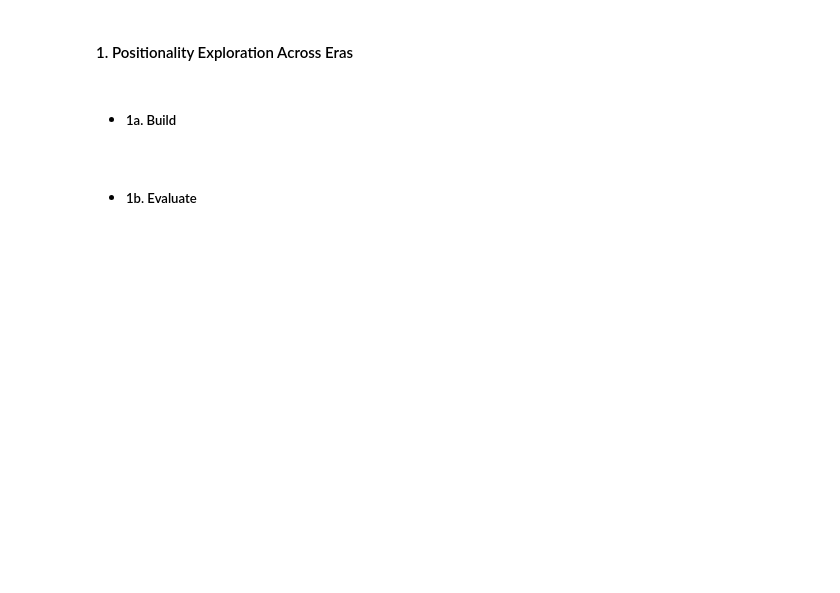
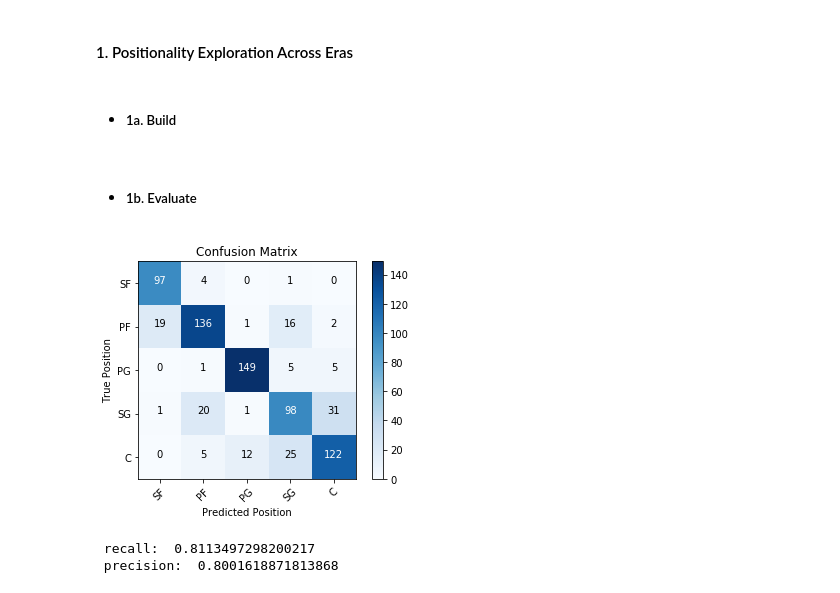
Before and after one commit to chum46/AI-Scout-Pro-Basketball, a Jupyter notebook: notebooks/report/final_notebook.ipynb, the cells around one changed output. Saved outputs shown, nothing was run; the diff lists cells and outputs as text; code cells hidden in the pictures; blank space fills up the shorter version.

```diff
--- a/notebooks/report/final_notebook.ipynb
+++ b/notebooks/report/final_notebook.ipynb
@@ -112,7 +119,7 @@ ncaa_data.head()
 # %% [markdown]
 #### Data Cleaning
 # %%
-old_df = dc.clean_oldNBA(old_data, None)
+old_df = dc.clean_df(old_data, None)
 old_df.head()
 # %% [output]
 |  | age | pos | tmRtg | G | Min | MP% | MPG | P/36 | TS% | A/36 | R/36 | ... |
@@ -138,4 +167,4 @@ old_df.head()
 X = old_df.drop(columns=['pos'], axis = 1)
 y = old_df['pos']
 # %%
-y_test, y_hat_test, y_hat_proba = mf.lrm(X, y, 23)
+model, X_test, y_test, y_hat_test, y_hat_proba = mf.lrm(X, y, 23)
@@ -142,2 +178,10 @@ y_test, y_hat_test, y_hat_proba = mf.lrm(X, y, 23)
 # %% [markdown]
 - ##### 1b. Evaluate
+# %%
+# 90's ERA
+cnf_matrix = confusion_matrix(y_test, y_hat_test)
+recall, precision = mf.show_cm(cnf_matrix, y)
+# %% [output]
+[figure, added]
+ recall:  0.8113497298200217
+ precision:  0.8001618871813868
```
Also changed, not shown: parts of 47 cells of this notebook.
